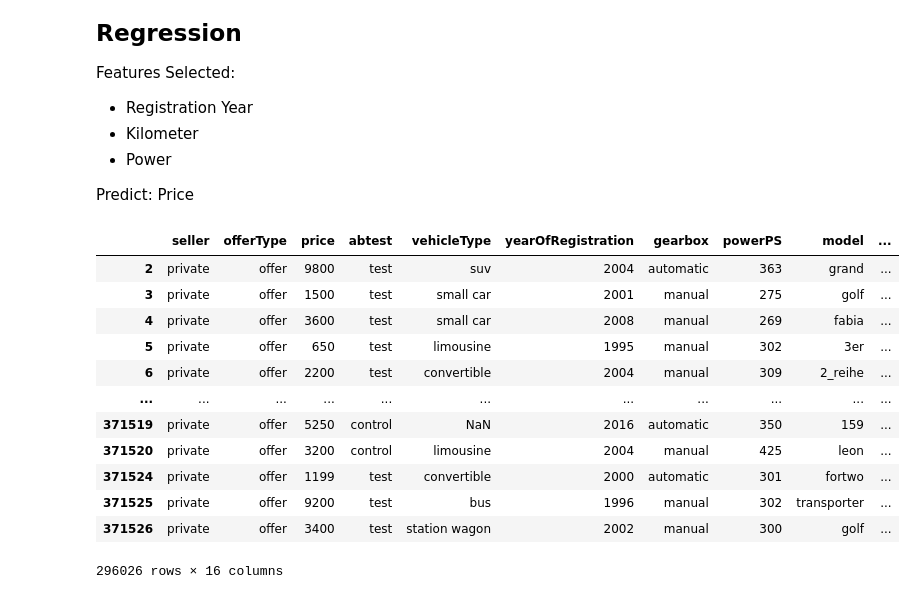
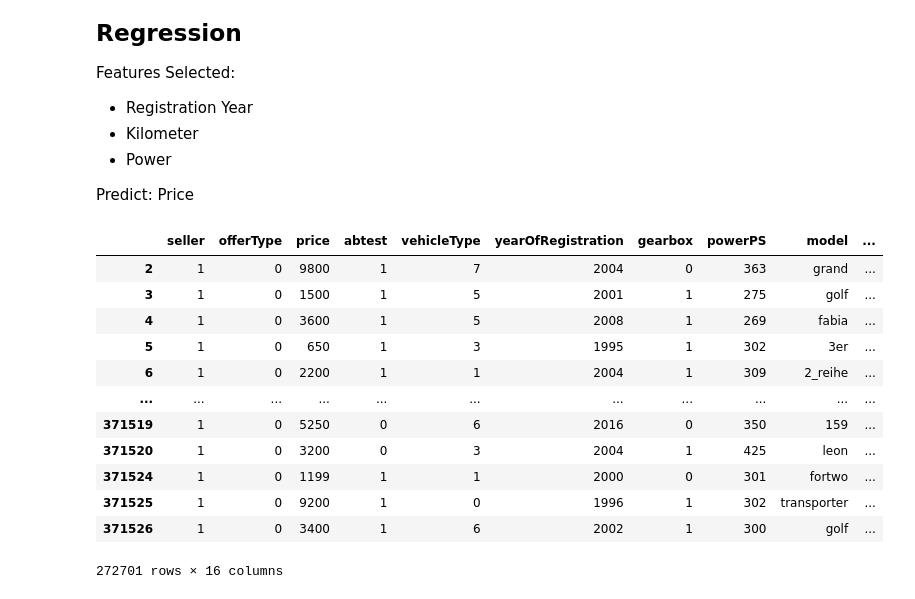
Before and after one commit to Supermjork/Much-Vroom, a Jupyter notebook: notebook/vroom.ipynb, the cells around one changed output. Saved outputs shown, nothing was run; the diff lists cells and outputs as text; code cells hidden in the pictures.

```diff
--- a/notebook/vroom.ipynb
+++ b/notebook/vroom.ipynb
@@ -406,0 +414,5 @@ memory usage: 44.6+ MB
+# %%
+# Manually Cutting off outliers
+selected_data = selected_data[selected_data['price'] <= 12000]
+
+sns.boxplot(selected_data['price'].values)
@@ -542,0 +523,3 @@ memory usage: 31.6+ MB
+# %%
+selected_data = selected_data[selected_data['kilometer'] >= 9000]
+sns.boxplot(selected_data['kilometer'].values)
@@ -542,0 +532,18 @@ memory usage: 31.6+ MB
+# %%
+# using the .fillna() method
+
+# Using the numeric_only = True
+# fills in the numeric columns
+selected_data.fillna(selected_data.median(numeric_only = True), inplace = True)
+selected_data.info()
+
+# Forward filling (Fills data with nearest value above)
+selected_data.fillna(method="ffill", inplace=True)
+
+# Backward filling (Fillws data with nearest value below)
+selected_data.fillna(method='bfill', inplace=True)
+
+# Using both Backward and Forward to prevent 'Partial Data Filling'
+
+selected_data.info()
+selected_data.head()
@@ -543,3 +574,15 @@ memory usage: 31.6+ MB
 # %% [markdown]
 # Data Encoding
 Considering the use of some models that only take numerical values as input, encoding categorical data into numbers accepted by the model would be the next step
+# %%
+from sklearn import preprocessing
+
+# Encoding categorical data
+enc = preprocessing.LabelEncoder()
+
+cols_enc = ['gearbox', 'seller', 'offerType', 'abtest', 'vehicleType', 'fuelType', 'notRepairedDamage']
+# Fitting the encoder model onto the data
+for col in cols_enc:
+    enc.fit(selected_data[col])
+    enc.classes_
+    selected_data[col] = enc.transform(selected_data[col])
@@ -557,29 +630,31 @@ Predict: Price
 # %%
 import scipy.stats as stats
 
 # Normalised some numbers to be z-score
 selected_data['regYear_norm'] = stats.zscore(selected_data['yearOfRegistration'], axis = 0, nan_policy = "omit")
 selected_data['kilometer_norm'] = stats.zscore(selected_data['kilometer'], axis = 0, nan_policy = "omit")
 selected_data['powerPS_norm'] = stats.zscore(selected_data['powerPS'], axis = 0, nan_policy = "omit")
 
-norm_dat = ['regYear_norm', 'kilometer_norm', 'powerPS_norm']
-dflt_dat = ['yearOfRegistration', 'kilometer', 'powerPS']
+
+
+norm_dat = ['powerPS_norm', 'regYear_norm']
+dflt_dat = ['powerPS', 'yearOfRegistration', 'kilometer', 'gearbox', 'seller', 'offerType', 'abtest', 'vehicleType', 'fuelType', 'notRepairedDamage']
 
 selected_data
 # %% [output]
 |  | seller | offerType | price | abtest | vehicleType | yearOfRegistration | gearbox | powerPS | model | ... |
-| 2 | private | offer | 9800 | test | suv | 2004 | automatic | 363 | grand | ... |
-| 3 | private | offer | 1500 | test | small car | 2001 | manual | 275 | golf | ... |
-| 4 | private | offer | 3600 | test | small car | 2008 | manual | 269 | fabia | ... |
-| 5 | private | offer | 650 | test | limousine | 1995 | manual | 302 | 3er | ... |
-| 6 | private | offer | 2200 | test | convertible | 2004 | manual | 309 | 2_reihe | ... |
+| 2 | 1 | 0 | 9800 | 1 | 7 | 2004 | 0 | 363 | grand | ... |
+| 3 | 1 | 0 | 1500 | 1 | 5 | 2001 | 1 | 275 | golf | ... |
+| 4 | 1 | 0 | 3600 | 1 | 5 | 2008 | 1 | 269 | fabia | ... |
+| 5 | 1 | 0 | 650 | 1 | 3 | 1995 | 1 | 302 | 3er | ... |
+| 6 | 1 | 0 | 2200 | 1 | 1 | 2004 | 1 | 309 | 2_reihe | ... |
 | ... | ... | ... | ... | ... | ... | ... | ... | ... | ... | ... |
-| 371519 | private | offer | 5250 | control | NaN | 2016 | automatic | 350 | 159 | ... |
-| 371520 | private | offer | 3200 | control | limousine | 2004 | manual | 425 | leon | ... |
-| 371524 | private | offer | 1199 | test | convertible | 2000 | automatic | 301 | fortwo | ... |
-| 371525 | private | offer | 9200 | test | bus | 1996 | manual | 302 | transporter | ... |
-| 371526 | private | offer | 3400 | test | station wagon | 2002 | manual | 300 | golf | ... |
+| 371519 | 1 | 0 | 5250 | 0 | 6 | 2016 | 0 | 350 | 159 | ... |
+| 371520 | 1 | 0 | 3200 | 0 | 3 | 2004 | 1 | 425 | leon | ... |
+| 371524 | 1 | 0 | 1199 | 1 | 1 | 2000 | 0 | 301 | fortwo | ... |
+| 371525 | 1 | 0 | 9200 | 1 | 0 | 1996 | 1 | 302 | transporter | ... |
+| 371526 | 1 | 0 | 3400 | 1 | 6 | 2002 | 1 | 300 | golf | ... |
-296026 rows × 16 columns
+272701 rows × 16 columns
 # %%
 import statsmodels.api as sm
 
```
Also changed, not shown: parts of 14 cells of this notebook.
